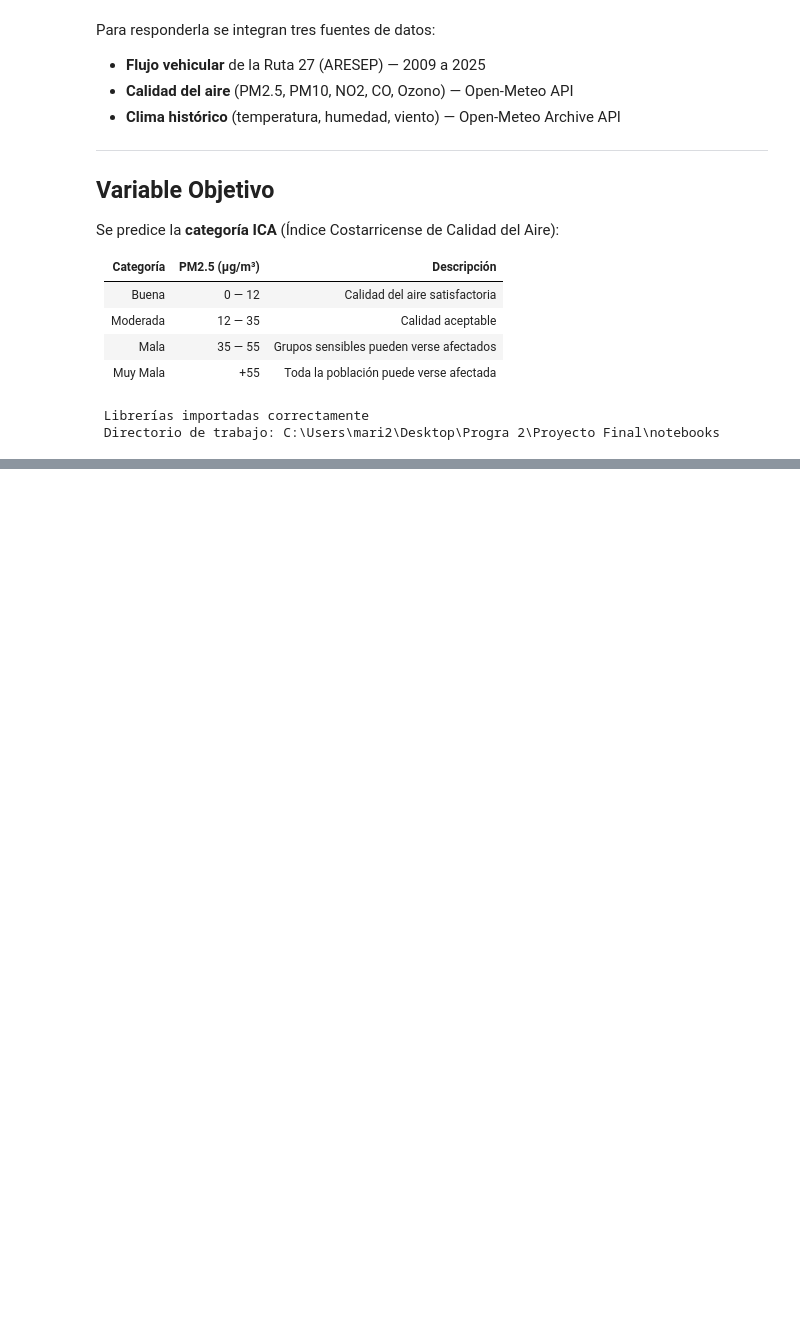
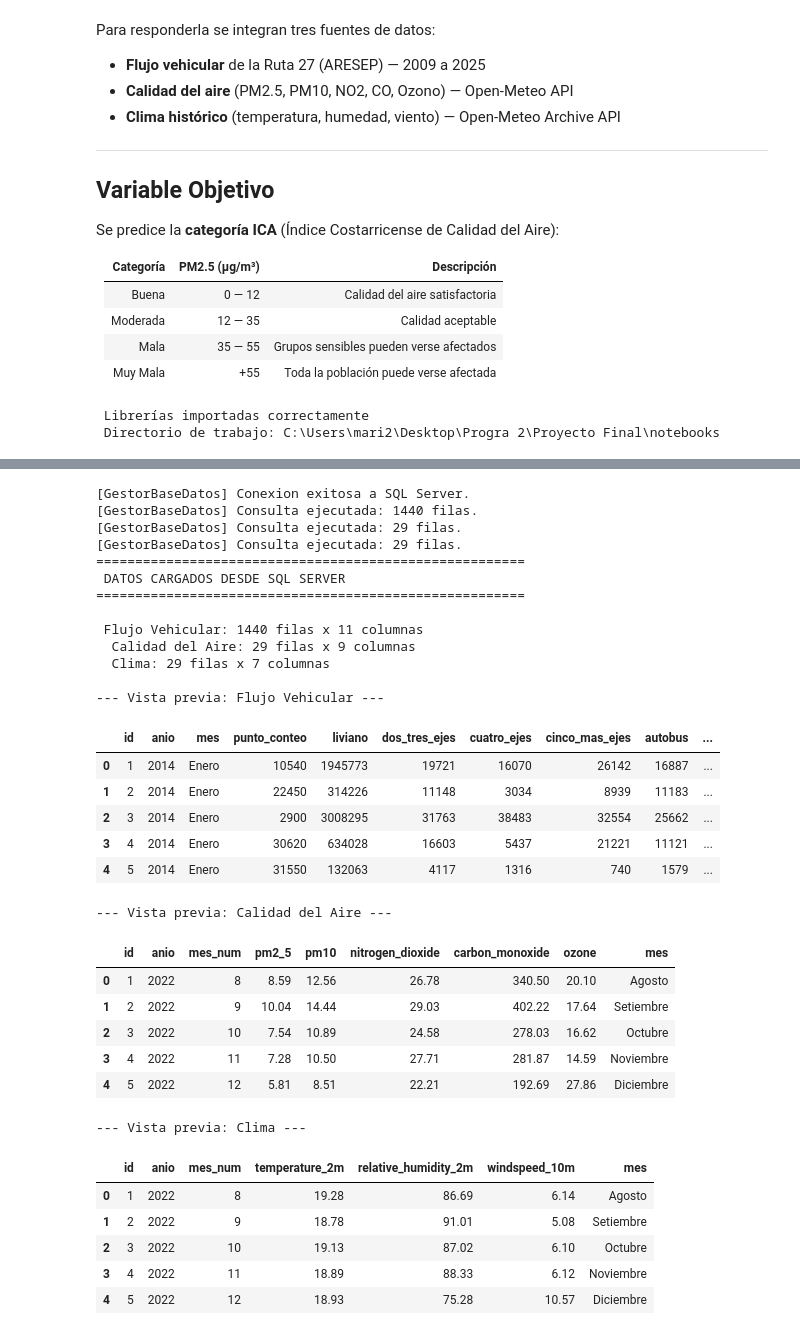
Before and after one commit to Mari27MP/An-lisis-y-Predicci-n-de-la-Calidad-del-Aire-en-el-GAM, a Jupyter notebook: notebooks/exploracion_inicial.ipynb, the cells around one changed output, grey strips where cells are left out. Saved outputs shown, nothing was run; the diff lists cells and outputs as text; code cells hidden in the pictures; blank space fills up the shorter version.

```diff
--- a/notebooks/exploracion_inicial.ipynb
+++ b/notebooks/exploracion_inicial.ipynb
@@ -70,0 +86,63 @@ print(f" Directorio de trabajo: {os.getcwd()}")
+# %%
+# ─────────────────────────────────────────────────────────────
+# CELDA 4: Carga de datos desde SQL Server
+# ─────────────────────────────────────────────────────────────
+
+# Inicializar conexión a la base de datos
+gestor_bd = GestorBaseDatos()
+
+# Cargar las tres tablas
+df_flujo = gestor_bd.consultar("SELECT * FROM flujo_vehicular")
+df_aire = gestor_bd.consultar("SELECT * FROM calidad_aire")
+df_clima = gestor_bd.consultar("SELECT * FROM clima")
+
+# Mostrar resumen de cada tabla
+print("=" * 55)
+print(" DATOS CARGADOS DESDE SQL SERVER")
+print("=" * 55)
+print(f"\n Flujo Vehicular: {df_flujo.shape[0]} filas x {df_flujo.shape[1]} columnas")
+print(f"  Calidad del Aire: {df_aire.shape[0]} filas x {df_aire.shape[1]} columnas")
+print(f"  Clima: {df_clima.shape[0]} filas x {df_clima.shape[1]} columnas")
+
+print("\n--- Vista previa: Flujo Vehicular ---")
+display(df_flujo.head())
+
+print("\n--- Vista previa: Calidad del Aire ---")
+display(df_aire.head())
+
+print("\n--- Vista previa: Clima ---")
+display(df_clima.head())
+# %% [output]
+[GestorBaseDatos] Conexion exitosa a SQL Server.
+[GestorBaseDatos] Consulta ejecutada: 1440 filas.
+[GestorBaseDatos] Consulta ejecutada: 29 filas.
+[GestorBaseDatos] Consulta ejecutada: 29 filas.
+=======================================================
+ DATOS CARGADOS DESDE SQL SERVER
+=======================================================
+
+ Flujo Vehicular: 1440 filas x 11 columnas
+  Calidad del Aire: 29 filas x 9 columnas
+  Clima: 29 filas x 7 columnas
+
+--- Vista previa: Flujo Vehicular ---
+|  | id | anio | mes | punto_conteo | liviano | dos_tres_ejes | cuatro_ejes | cinco_mas_ejes | autobus | ... |
+| 0 | 1 | 2014 | Enero | 10540 | 1945773 | 19721 | 16070 | 26142 | 16887 | ... |
+| 1 | 2 | 2014 | Enero | 22450 | 314226 | 11148 | 3034 | 8939 | 11183 | ... |
+| 2 | 3 | 2014 | Enero | 2900 | 3008295 | 31763 | 38483 | 32554 | 25662 | ... |
+| 3 | 4 | 2014 | Enero | 30620 | 634028 | 16603 | 5437 | 21221 | 11121 | ... |
+| 4 | 5 | 2014 | Enero | 31550 | 132063 | 4117 | 1316 | 740 | 1579 | ... |
+--- Vista previa: Calidad del Aire ---
+|  | id | anio | mes_num | pm2_5 | pm10 | nitrogen_dioxide | carbon_monoxide | ozone | mes |
+| 0 | 1 | 2022 | 8 | 8.59 | 12.56 | 26.78 | 340.50 | 20.10 | Agosto |
+| 1 | 2 | 2022 | 9 | 10.04 | 14.44 | 29.03 | 402.22 | 17.64 | Setiembre |
+| 2 | 3 | 2022 | 10 | 7.54 | 10.89 | 24.58 | 278.03 | 16.62 | Octubre |
+| 3 | 4 | 2022 | 11 | 7.28 | 10.50 | 27.71 | 281.87 | 14.59 | Noviembre |
+| 4 | 5 | 2022 | 12 | 5.81 | 8.51 | 22.21 | 192.69 | 27.86 | Diciembre |
+--- Vista previa: Clima ---
+|  | id | anio | mes_num | temperature_2m | relative_humidity_2m | windspeed_10m | mes |
+| 0 | 1 | 2022 | 8 | 19.28 | 86.69 | 6.14 | Agosto |
+| 1 | 2 | 2022 | 9 | 18.78 | 91.01 | 5.08 | Setiembre |
+| 2 | 3 | 2022 | 10 | 19.13 | 87.02 | 6.10 | Octubre |
+| 3 | 4 | 2022 | 11 | 18.89 | 88.33 | 6.12 | Noviembre |
+| 4 | 5 | 2022 | 12 | 18.93 | 75.28 | 10.57 | Diciembre |
```
Also changed, not shown: parts of 12 cells of this notebook, 8 other files.
